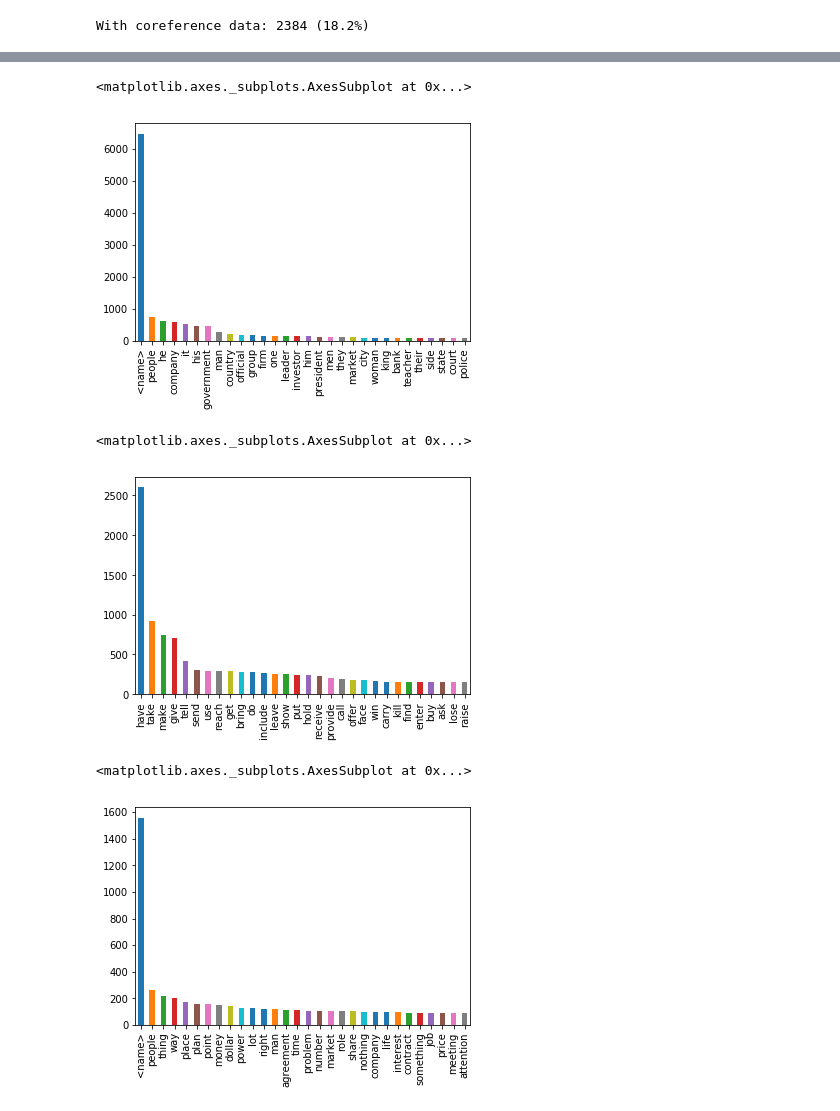
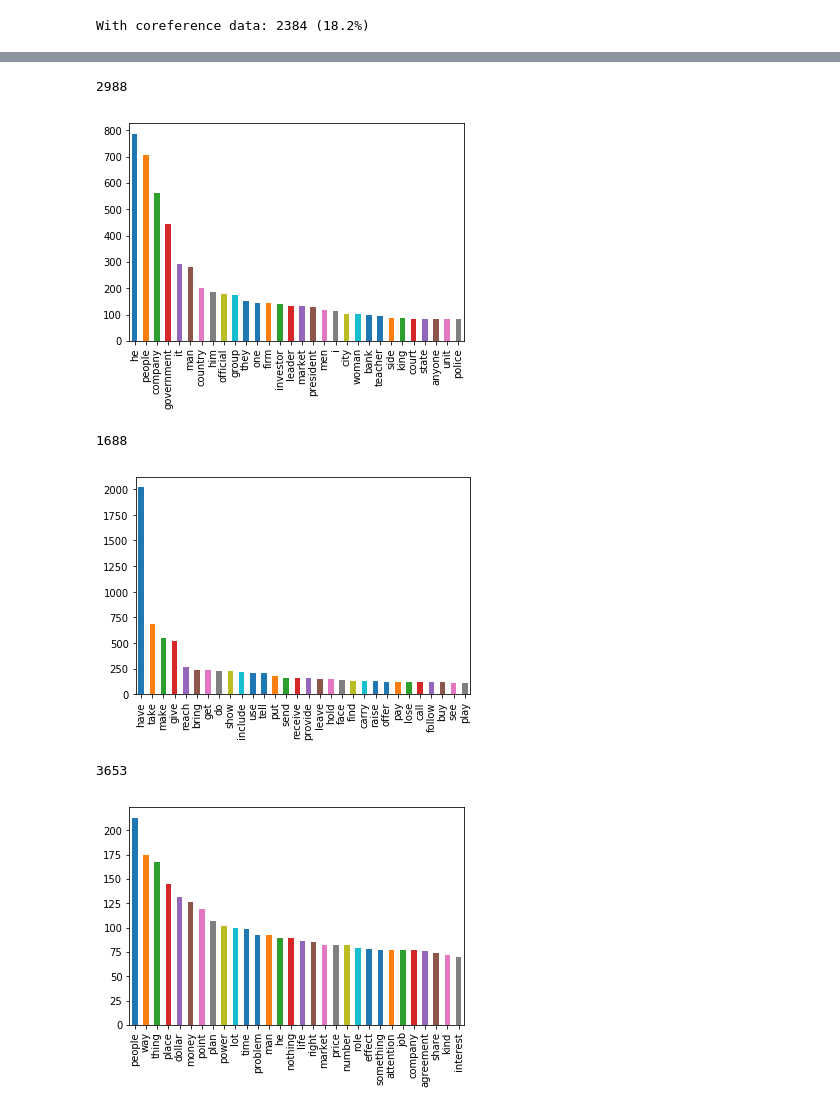
Before and after one commit to cltl/hpsp, a Jupyter notebook: notebook/extracting-triples.ipynb, the cells around one changed output, grey strips where cells are left out. Saved outputs shown, nothing was run; the diff lists cells and outputs as text; code cells hidden in the pictures.

```diff
--- a/notebook/extracting-triples.ipynb
+++ b/notebook/extracting-triples.ipynb
@@ -87,0 +78,2 @@ File not found: data/ontonotes-release-5.0/data/files/data/english/annotations/w
+# %%
+triples_with_names = extract_triples()
@@ -87,0 +102,3 @@ File not found: data/ontonotes-release-5.0/data/files/data/english/annotations/w
+# %%
+triples_without_names = [t for t in triples_with_names if '<name>' not in t]
+print("Number of triples without names:", len(triples_without_names))
@@ -87,0 +113,3 @@ File not found: data/ontonotes-release-5.0/data/files/data/english/annotations/w
+# %%
+triples_without_names_or_possessive_pronouns = [t for t in triples_without_names if '<PRP$>' not in t]
+print("Number of triples without names or possessive pronouns:", len(triples_without_names_or_possessive_pronouns))
@@ -88,4 +118,3 @@ File not found: data/ontonotes-release-5.0/data/files/data/english/annotations/w
 # %%
 import pandas as pd
-df = pd.DataFrame(triples, columns=['sbj', 'verb', 'dobj'])
-df.sample(5)
+df = pd.DataFrame(triples_without_names_or_possessive_pronouns, columns=['sbj', 'verb', 'dobj'])
@@ -107,18 +145,24 @@ df.describe()
+# %%
+len(df['sbj'].unique())
+# %% [output]
+2988
 # %%
-%matplotlib inline
-df['sbj'].value_counts().head(30).plot('bar')
+_ = df['sbj'].value_counts().head(30).plot('bar')
 # %% [output]
-<matplotlib.axes._subplots.AxesSubplot at 0x...>
-[figure, old version]
+[figure, new version]
+# %%
+len(df['verb'].unique())
+# %% [output]
+1688
 # %%
-%matplotlib inline
-df['verb'].value_counts().head(30).plot('bar')
+_ = df['verb'].value_counts().head(30).plot('bar')
 # %% [output]
-<matplotlib.axes._subplots.AxesSubplot at 0x...>
-[figure, old version]
+[figure, new version]
+# %%
+len(df['dobj'].unique())
+# %% [output]
+3653
 # %%
-%matplotlib inline
-df['dobj'].value_counts().head(30).plot('bar')
+_ = df['dobj'].value_counts().head(30).plot('bar')
 # %% [output]
-<matplotlib.axes._subplots.AxesSubplot at 0x...>
-[figure, old version]
+[figure, new version]
```
Also changed, not shown: parts of 24 cells of this notebook, 13 other files.
